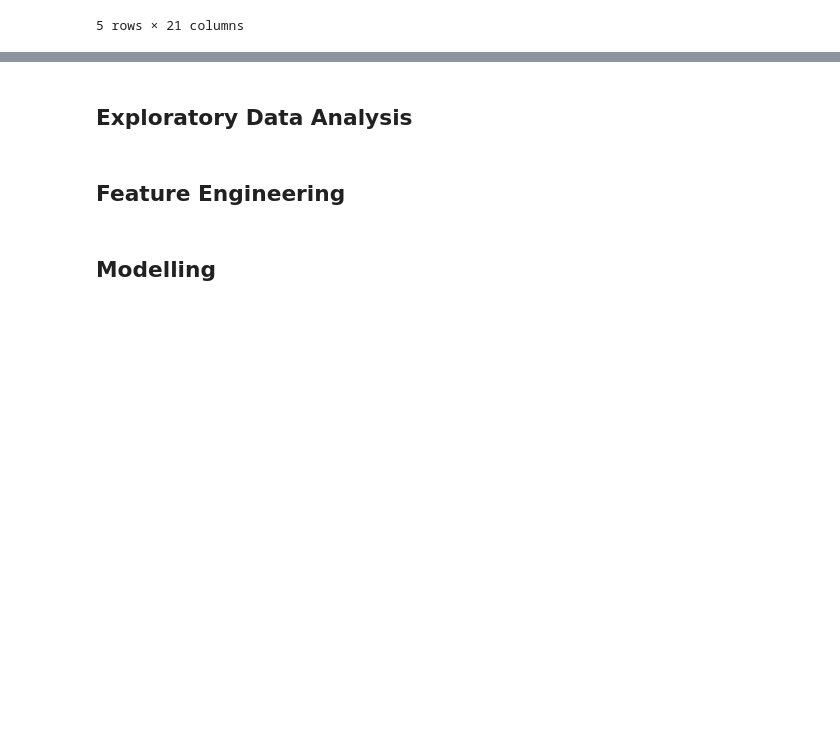
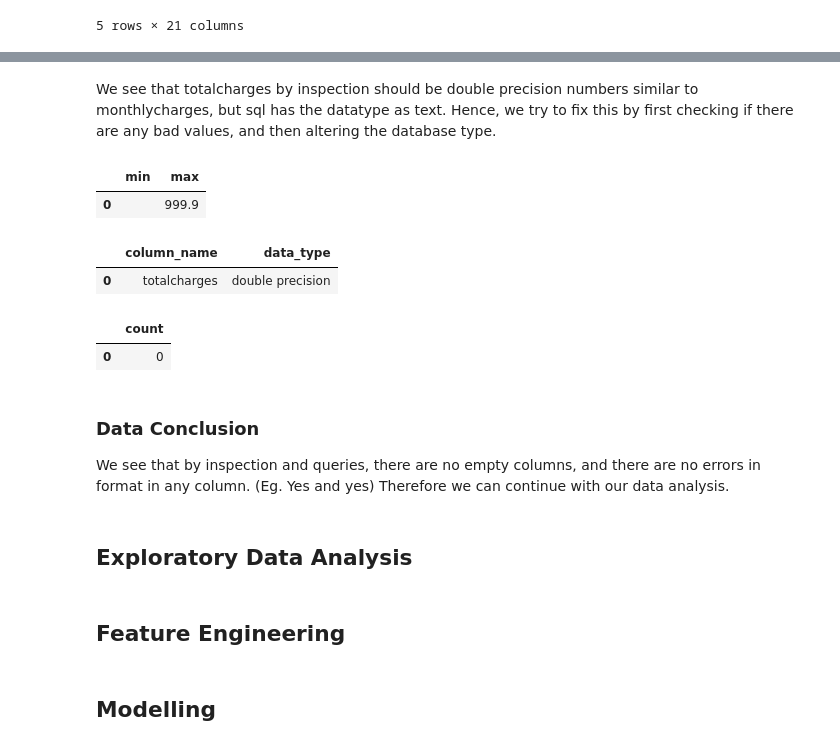
Before and after one commit to LukeYang8/churn-data, a Jupyter notebook: notebooks/telco_analysis.ipynb, the cells around one changed output, grey strips where cells are left out. Drawn from its saved outputs; the diff is of its cells as text; code cells hidden in the pictures; blank space fills up the shorter version.

```diff
--- a/notebooks/telco_analysis.ipynb
+++ b/notebooks/telco_analysis.ipynb
@@ -72,3 +154,50 @@ postgresql+psycopg2://postgres:Superduper101*@localhost:5432/telco_churn
+# %% [markdown]
+We see that totalcharges by inspection should be double precision numbers similar to monthlycharges, but sql has the datatype as text. Hence, we try to fix this by first checking if there are any bad values, and then altering the database type.
+# %%
+# Analyze the totalcharges column
+query = "SELECT totalcharges FROM telco_customer;"
+total_charges = pd.read_sql(query, con=engine)
+total_charges['totalcharges'] = pd.to_numeric(total_charges['totalcharges'], errors='coerce')
+
+query2 = "SELECT MIN(totalcharges), MAX(totalcharges) FROM telco_customer"
+min_max_total_charges = pd.read_sql(query2, con=engine)
+min_max_total_charges
+# %% [output]
+|  | min | max |
+| 0 |  | 999.9 |
+# %%
+# Alter the totalcharges column to FLOAT type in the database
+from sqlalchemy import text
+with engine.begin() as conn:
+    conn.execute(text("""
+        ALTER TABLE telco_customer
+        ALTER COLUMN totalcharges TYPE FLOAT
+        USING totalcharges::FLOAT;
+    """))
+
+schema_check = pd.read_sql("""
+    SELECT column_name, data_type
+    FROM information_schema.columns
+    WHERE table_name = 'telco_customer'
+      AND column_name = 'totalcharges';
+""", con=engine)
+
+schema_check
+# %% [output]
+|  | column_name | data_type |
+| 0 | totalcharges | double precision |
+# %%
+# Check for mismatched monthlycharges and totalcharges (monthlycharges > totalcharges)
+query = "SELECT COUNT(*) FROM telco_customer WHERE monthlycharges > totalcharges;"
+mismatch_count = pd.read_sql(query, con=engine)
+mismatch_count
+# %% [output]
+|  | count |
+| 0 | 0 |
+# %% [markdown]
+### Data Conclusion
+We see that by inspection and queries, there are no empty columns, and there are no errors in format in any column. (Eg. Yes and yes)
+Therefore we can continue with our data analysis.
 # %% [markdown]
 ## Exploratory Data Analysis
 # %% [markdown]
```
Also changed, not shown: parts of 9 cells of this notebook.
